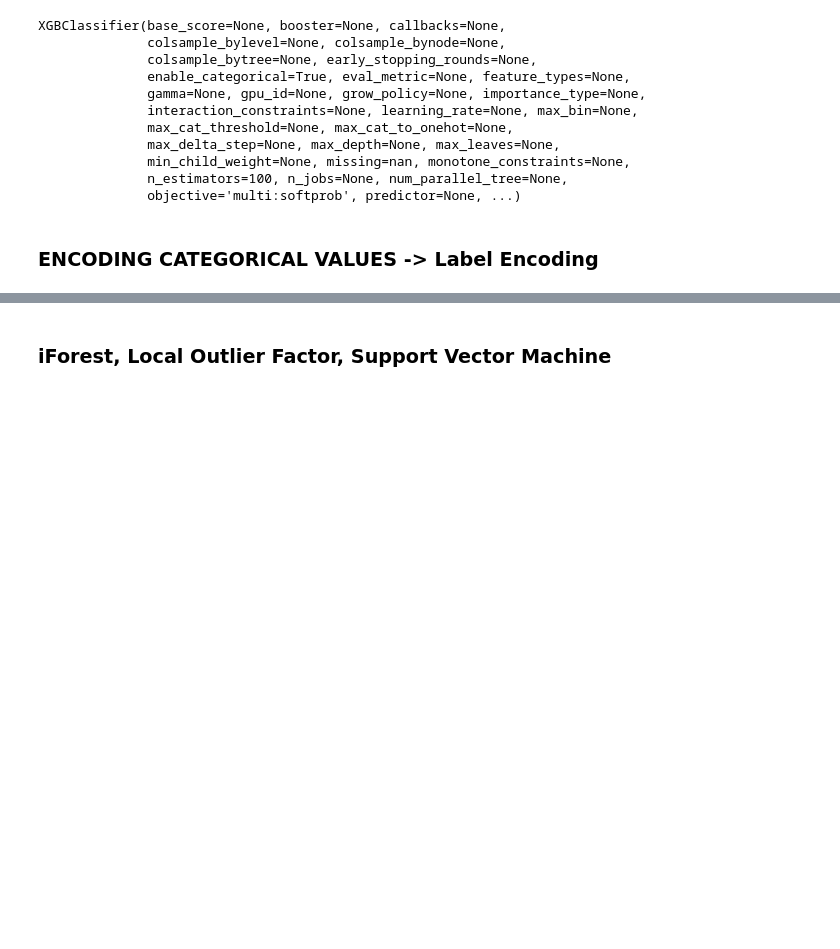
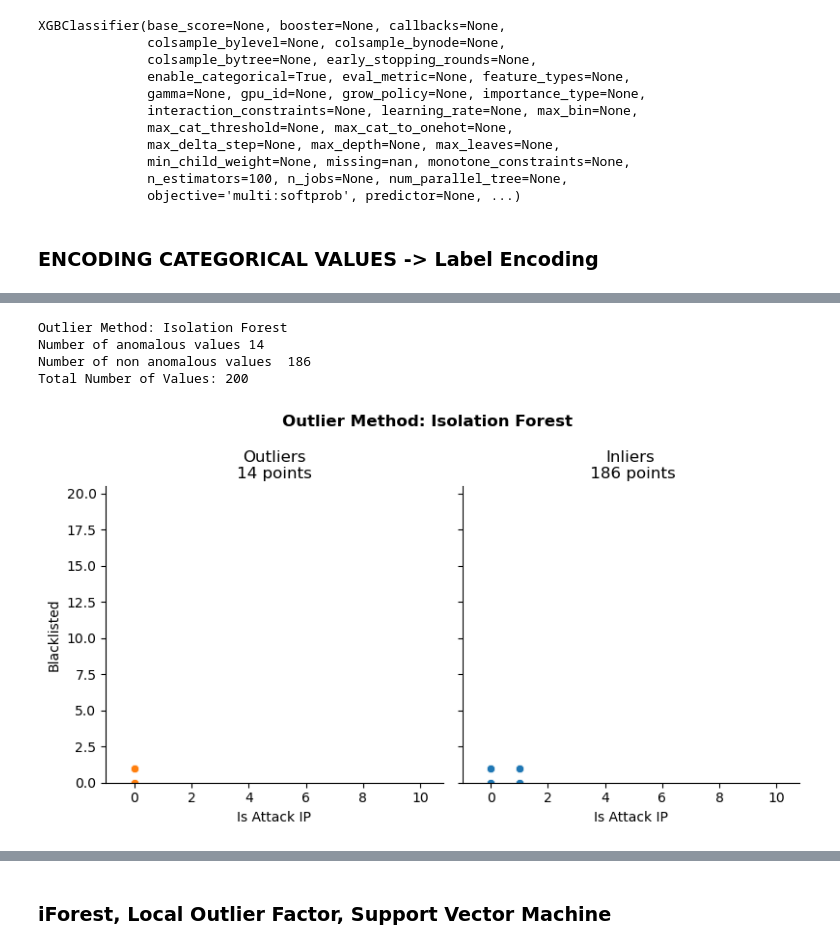
Before and after one commit to grzesiakm/AI-playground, a Jupyter notebook: Mgr_200.ipynb, the cells around one changed output, grey strips where cells are left out. Drawn from its saved outputs; the diff is of its cells as text; code cells hidden in the pictures; blank space fills up the shorter version.

```diff
--- a/Mgr_200.ipynb
+++ b/Mgr_200.ipynb
@@ -716,0 +650,8 @@ Total Number of Values: 200
+# %%
+df = df3.copy()
+anomaly_inputs = ['Is Attack IP', 'Blacklisted', 'Is Account Takeover']
+model_IF = IsolationForest(contamination=float(0.1),random_state=42)
+model_IF.fit(df[anomaly_inputs])
+df['anomaly_scores'] = model_IF.decision_function(df[anomaly_inputs])
+df['anomaly'] = model_IF.predict(df[anomaly_inputs])
+df.loc[:, ['Is Attack IP', 'Blacklisted','anomaly_scores','anomaly', 'Is Account Takeover'] ]
@@ -716,0 +672,8 @@ Total Number of Values: 200
+# %%
+outlier_plot(df, 'Isolation Forest', 'Is Attack IP', 'Blacklisted', [-1, 10.8], [0, 20.5]);
+# %% [output]
+Outlier Method: Isolation Forest
+Number of anomalous values 14
+Number of non anomalous values  186
+Total Number of Values: 200
+[figure, added]
```
Also changed, not shown: parts of 99 cells of this notebook.
